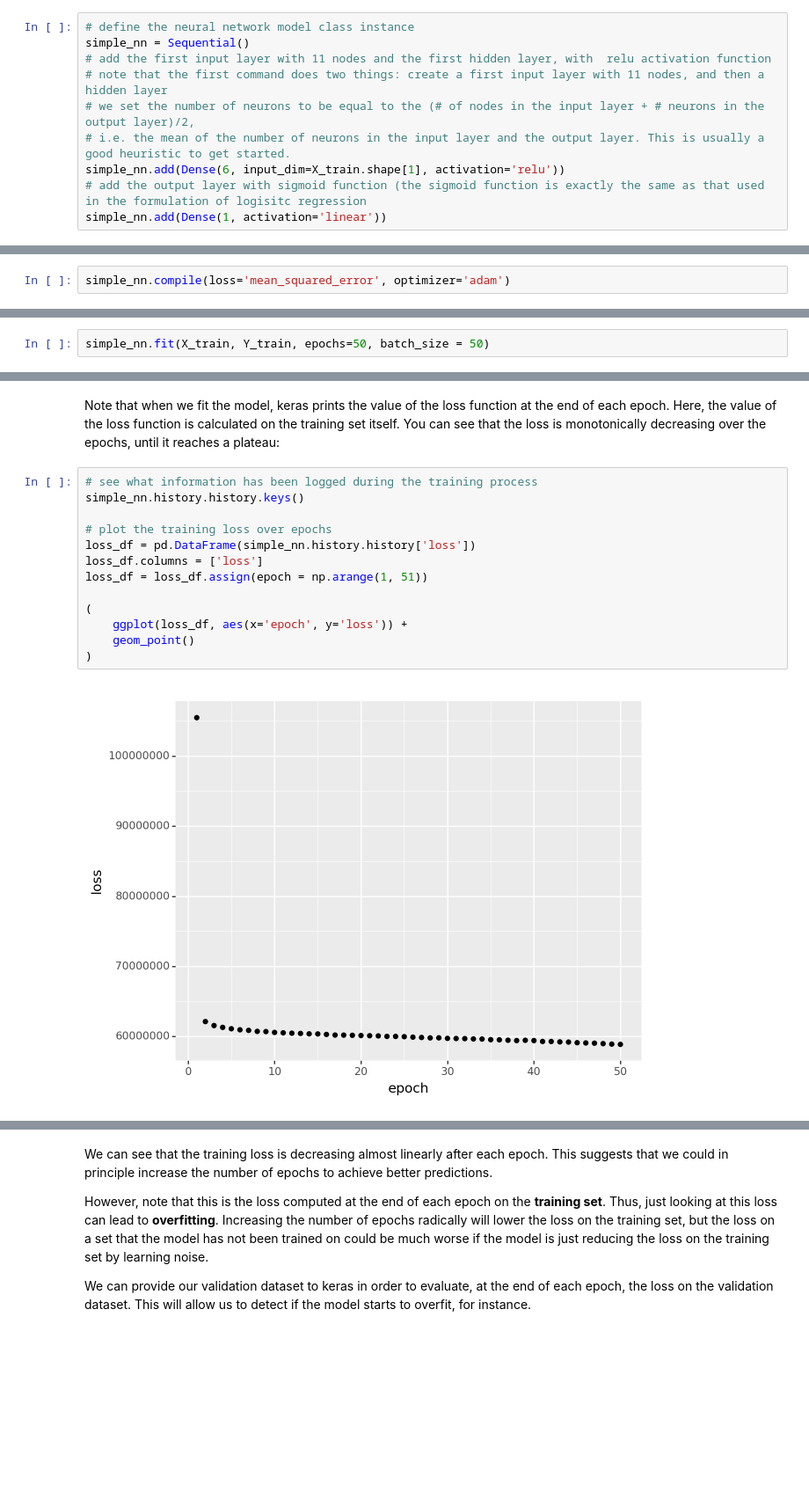
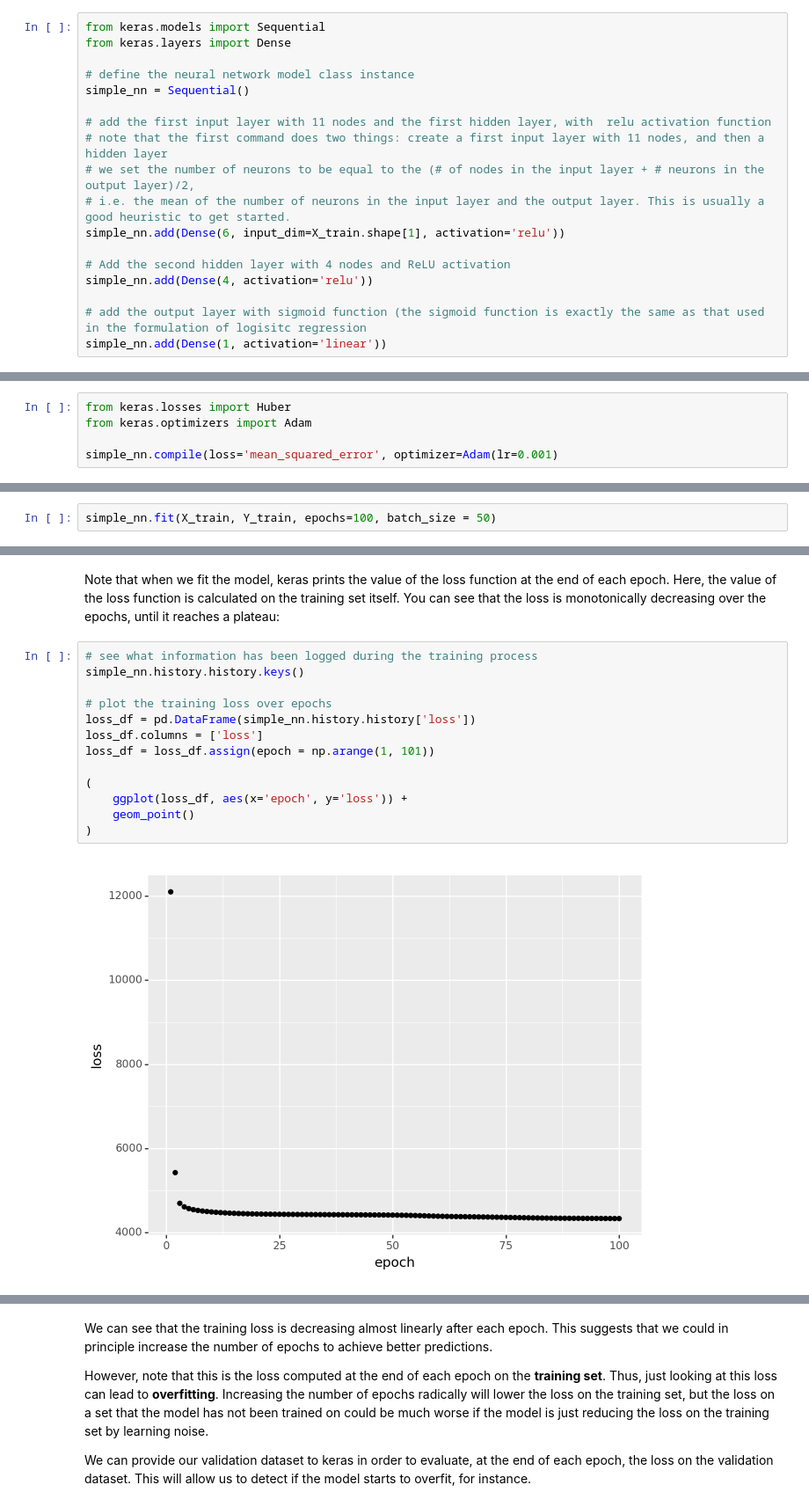
Before and after one commit to alvaarro/AI_Group11_Assignment, a Jupyter notebook: Car_Sales.ipynb, the cells around one changed output, grey strips where cells are left out. Shown at 88% size. Drawn from its saved outputs; the diff is of its cells as text; blank space fills up the shorter version.

```diff
--- a/Car_Sales.ipynb
+++ b/Car_Sales.ipynb
@@ -453,11 +511,19 @@ The number of neurons for the input layer must be: 11
 # %%
+from keras.models import Sequential
+from keras.layers import Dense
+
 # define the neural network model class instance
 simple_nn = Sequential()
+
 # add the first input layer with 11 nodes and the first hidden layer, with  relu activation function
 # note that the first command does two things: create a first input layer with 11 nodes, and then a hidden layer
 # we set the number of neurons to be equal to the (# of nodes in the input layer + # neurons in the output layer)/2,
 # i.e. the mean of the number of neurons in the input layer and the output layer. This is usually a good heuristic to get started.
 simple_nn.add(Dense(6, input_dim=X_train.shape[1], activation='relu'))
+
+# Add the second hidden layer with 4 nodes and ReLU activation
+simple_nn.add(Dense(4, activation='relu'))
+
 # add the output layer with sigmoid function (the sigmoid function is exactly the same as that used in the formulation of logisitc regression
 simple_nn.add(Dense(1, activation='linear'))
 # %%
@@ -484,5 +552,3 @@ Here we also need to choose the cost function to optimize for in the backpropaga
 Since we are doing classification, we will use cross entropy.
 
 As the algorithm for to do backpropagation, we will use adam. See https://machinelearningmastery.com/adam-optimization-algorithm-for-deep-learning/ for a gentle tutorial on stochastic gradient descent using adam.
-# %%
-simple_nn.compile(loss='mean_squared_error', optimizer='adam')
@@ -504,0 +555,5 @@ See https://machinelearningmastery.com/cross-entropy-for-machine-learning/ for a
+# %%
+from keras.losses import Huber
+from keras.optimizers import Adam
+
+simple_nn.compile(loss='mean_squared_error', optimizer=Adam(lr=0.001)
@@ -540,5 +597,5 @@ Y_val.shape
 # %% [output]
 (94467, 1)
 # %%
-simple_nn.fit(X_train, Y_train, epochs=50, batch_size = 50)
+simple_nn.fit(X_train, Y_train, epochs=100, batch_size = 50)
 # %% [output]
@@ -566,18 +613,18 @@ You can see that the loss is monotonically decreasing over the epochs, until it
 # %%
 # see what information has been logged during the training process
 simple_nn.history.history.keys()
 
 # plot the training loss over epochs
 loss_df = pd.DataFrame(simple_nn.history.history['loss'])
 loss_df.columns = ['loss']
-loss_df = loss_df.assign(epoch = np.arange(1, 51))
+loss_df = loss_df.assign(epoch = np.arange(1, 101))
 
 (
     ggplot(loss_df, aes(x='epoch', y='loss')) +
     geom_point()
 )
 # %% [output]
-[figure, old version]
+[figure, new version]
 <Figure Size: (640 x 480)>
 # %% [markdown]
 We can see that the training loss is decreasing almost linearly after each epoch. This suggests that we could in principle increase the number of epochs to achieve better predictions.
```
Also changed, not shown: parts of 38 cells of this notebook.
